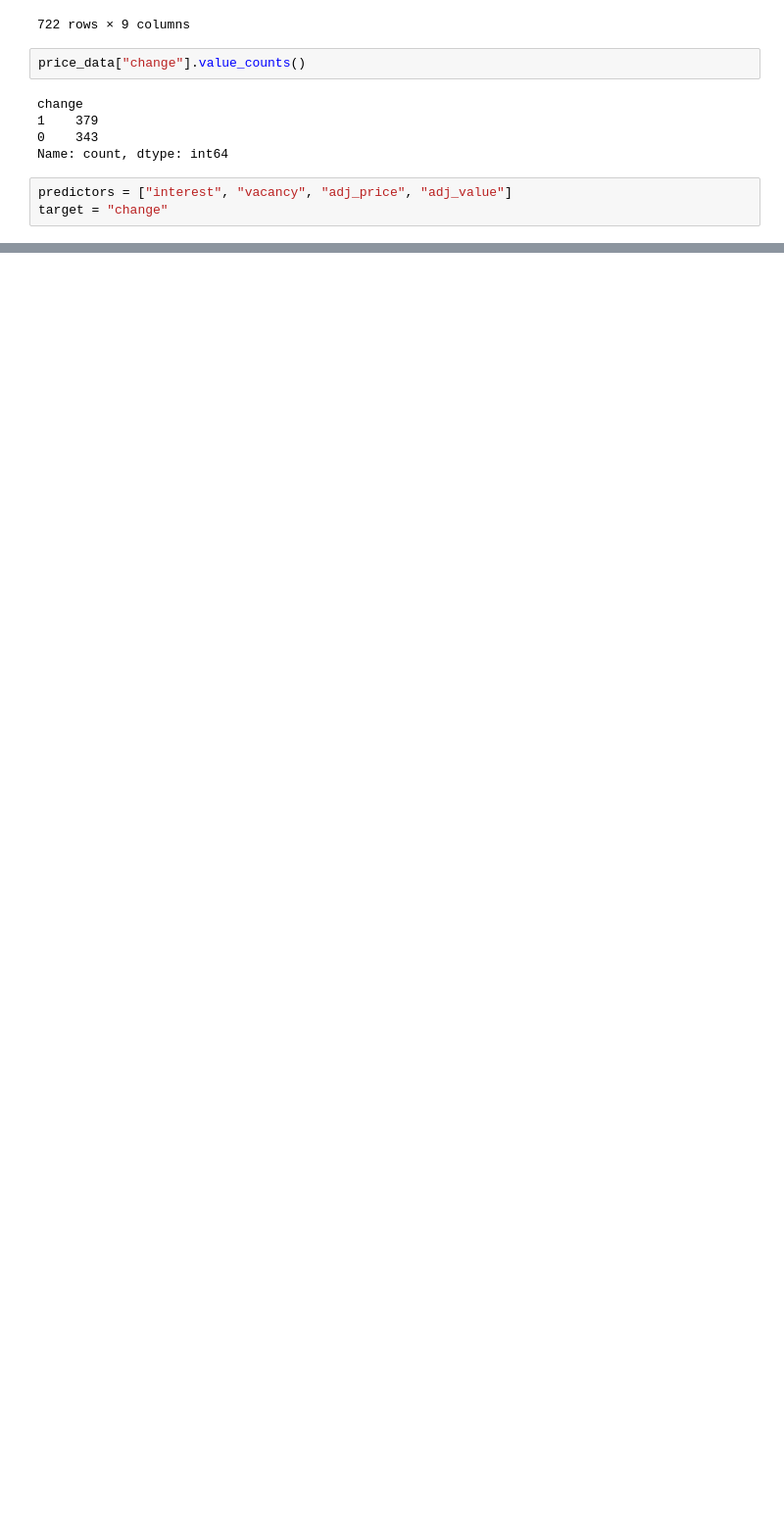
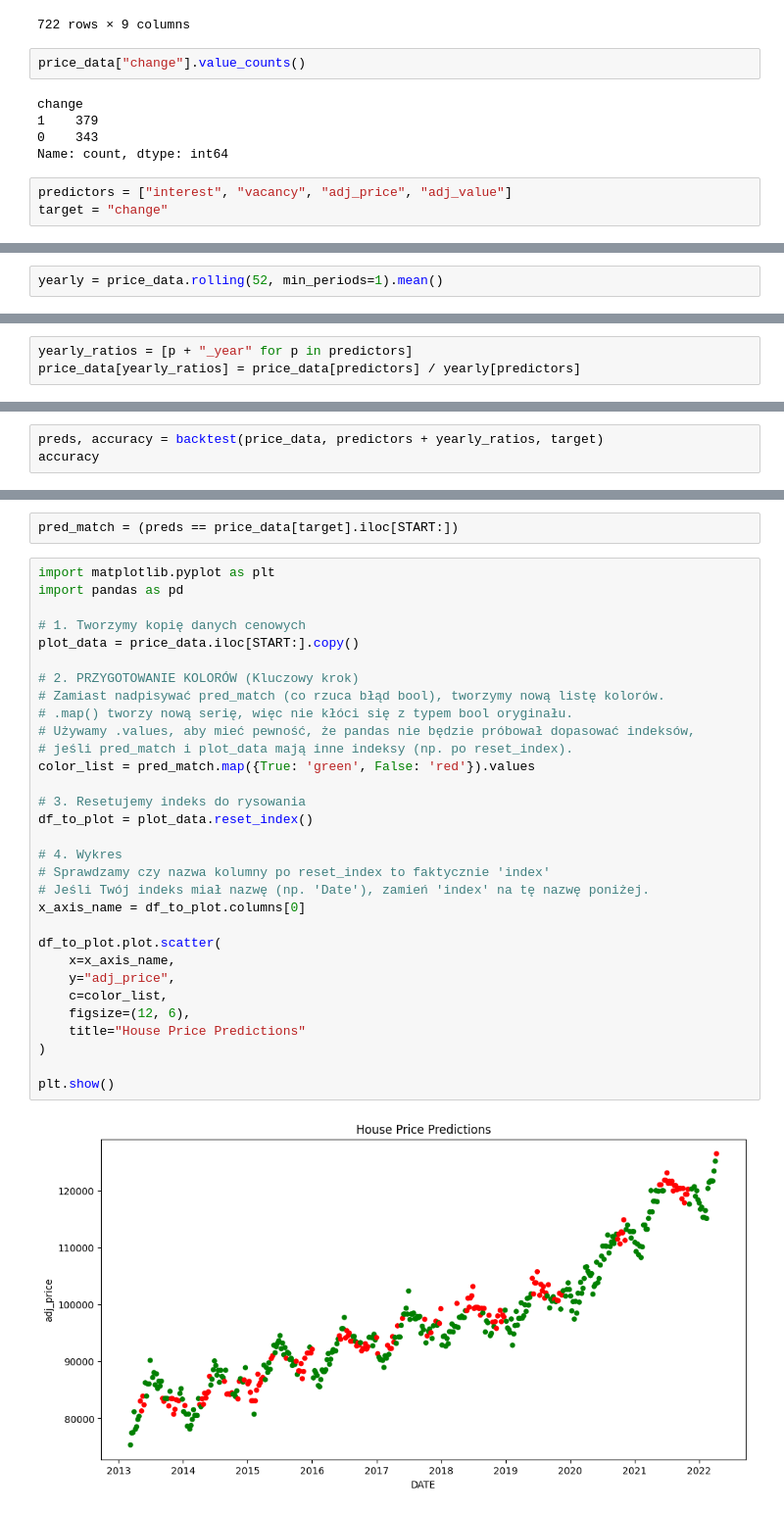
Before and after one commit to KacChw/Predict-House-Price-Project, a Jupyter notebook: price.ipynb, the cells around one changed output, grey strips where cells are left out. Shown at 98% size. Cells and saved outputs as stored; diff of their text form; blank space fills up the shorter version.

```diff
--- a/price.ipynb
+++ b/price.ipynb
@@ -319,0 +324,2 @@ preds, accuracy_score = backtest(price_data, predictors, target)
+# %%
+yearly = price_data.rolling(52, min_periods=1).mean()
@@ -319,0 +343,3 @@ preds, accuracy_score = backtest(price_data, predictors, target)
+# %%
+yearly_ratios = [p + "_year" for p in predictors]
+price_data[yearly_ratios] = price_data[predictors] / yearly[predictors]
@@ -319,0 +363,3 @@ preds, accuracy_score = backtest(price_data, predictors, target)
+# %%
+preds, accuracy = backtest(price_data, predictors + yearly_ratios, target)
+accuracy
@@ -319,0 +368,35 @@ preds, accuracy_score = backtest(price_data, predictors, target)
+# %%
+pred_match = (preds == price_data[target].iloc[START:])
+# %%
+import matplotlib.pyplot as plt
+import pandas as pd
+
+# 1. Tworzymy kopię danych cenowych
+plot_data = price_data.iloc[START:].copy()
+
+# 2. PRZYGOTOWANIE KOLORÓW (Kluczowy krok)
+# Zamiast nadpisywać pred_match (co rzuca błąd bool), tworzymy nową listę kolorów.
+# .map() tworzy nową serię, więc nie kłóci się z typem bool oryginału.
+# Używamy .values, aby mieć pewność, że pandas nie będzie próbował dopasować indeksów,
+# jeśli pred_match i plot_data mają inne indeksy (np. po reset_index).
+color_list = pred_match.map({True: 'green', False: 'red'}).values
+
+# 3. Resetujemy indeks do rysowania
+df_to_plot = plot_data.reset_index()
+
+# 4. Wykres
+# Sprawdzamy czy nazwa kolumny po reset_index to faktycznie 'index'
+# Jeśli Twój indeks miał nazwę (np. 'Date'), zamień 'index' na tę nazwę poniżej.
+x_axis_name = df_to_plot.columns[0]
+
+df_to_plot.plot.scatter(
+    x=x_axis_name,
+    y="adj_price",
+    c=color_list,
+    figsize=(12, 6),
+    title="House Price Predictions"
+)
+
+plt.show()
+# %% [output]
+[figure, added]
```
Also changed, not shown: parts of 9 cells of this notebook.
